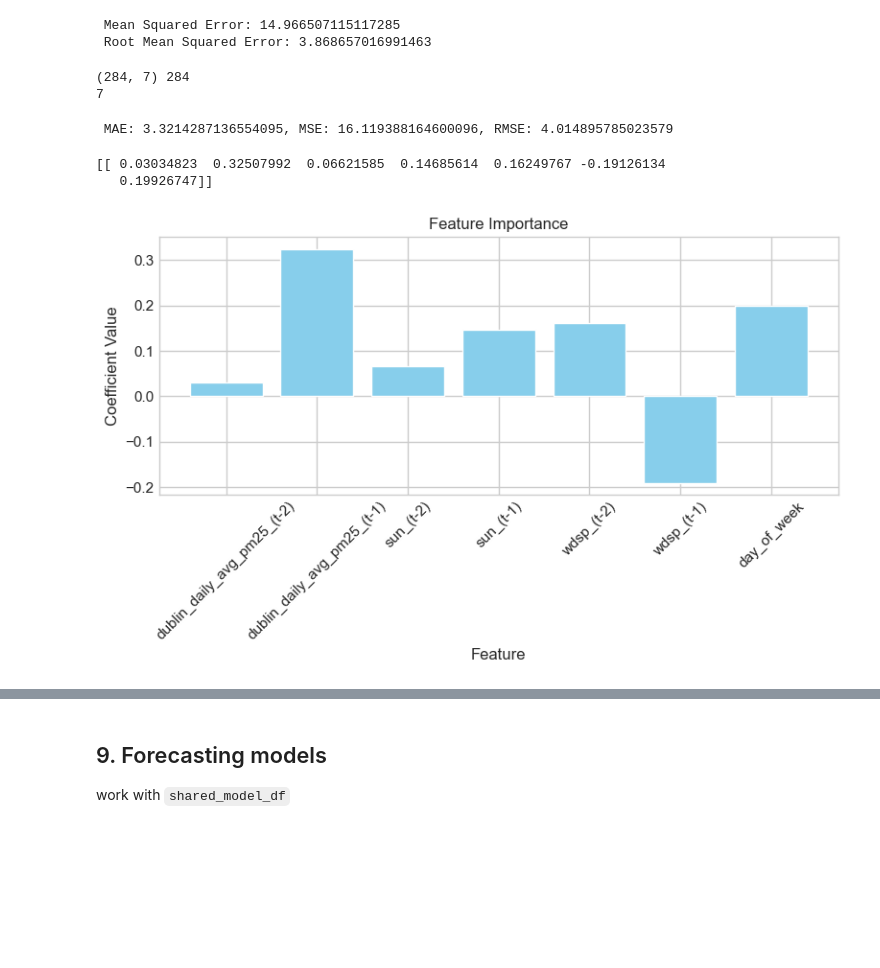
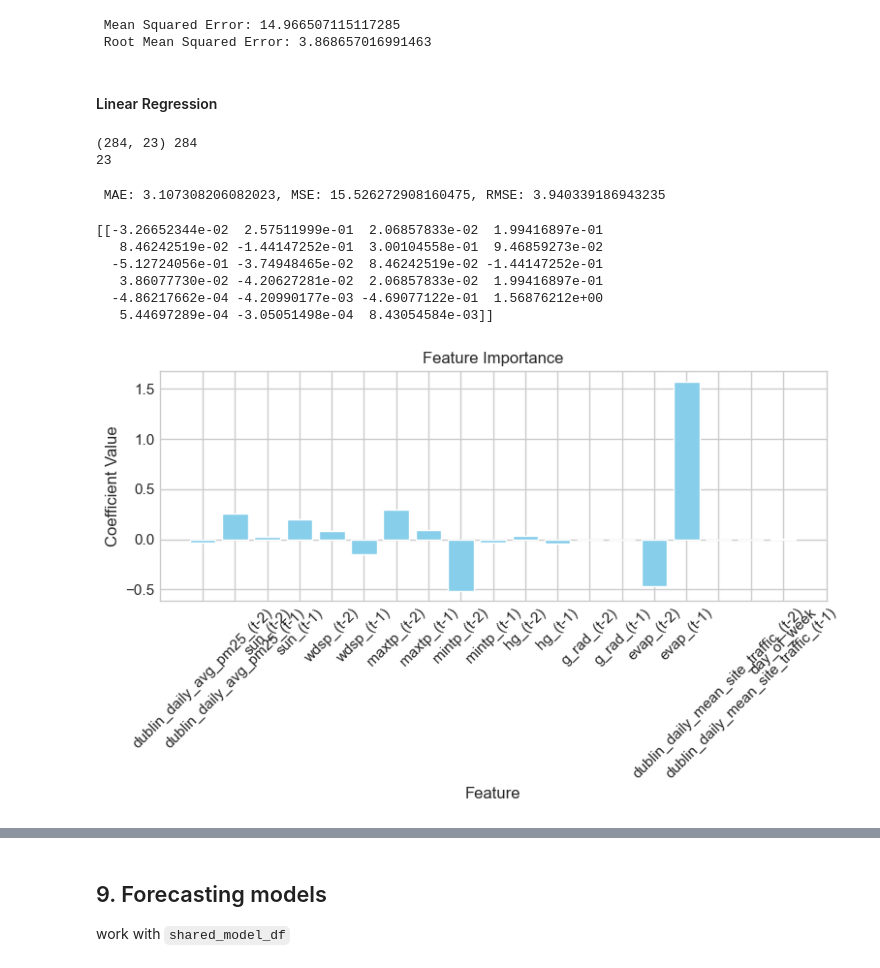
Before and after one commit to jako6f/dublin-air-quality-forecasting, a Jupyter notebook: notebooks/dublin_air_quality_forecasting.ipynb, the cells around one changed output, grey strips where cells are left out. Drawn from its saved outputs; the diff is of its cells as text; code cells hidden in the pictures; blank space fills up the shorter version.

```diff
--- a/notebooks/dublin_air_quality_forecasting.ipynb
+++ b/notebooks/dublin_air_quality_forecasting.ipynb
@@ -2449,6 +2449,8 @@ print(f" Root Mean Squared Error: {t_minus_1_rmse}")
 # %% [output]
  Mean Squared Error: 14.966507115117285
  Root Mean Squared Error: 3.868657016991463
+# %% [markdown]
+#### Linear Regression
 # %%
 ## Function to create a sliding window
 def get_window(df, window_size, window_columns, other_columns):
@@ -2471,12 +2473,13 @@ def get_window(df, window_size, window_columns, other_columns):
 # %%
 # Create windows for each column
 window_size = 2 # Use the previous 3 days of data
-window_params = ['dublin_daily_avg_pm25','sun', 'wdsp'] # use the pm25, sun, wind speed
+window_params = ['dublin_daily_avg_pm25','sun', 'wdsp', 'maxtp', 'mintp',
+                 'wdsp', 'hg','sun','g_rad','evap', 'dublin_daily_mean_site_traffic'] # features used
 other_params = ['day_of_week'] # we know what day of the week it will be
 output_param = ['dublin_daily_avg_pm25'] # predict the temperature
 
-X = get_window(all_dublin, window_size, window_params, other_params)
-y = all_dublin[output_param][window_size:].values
+X = get_window(shared_model_df, window_size, window_params, other_params)
+y = shared_model_df[output_param][window_size:].values
 
 # Check they are the same length
 print(X.shape, len(y))
@@ -2484,7 +2487,7 @@ print(X.shape, len(y))
 ## How many parameters do we have as input?
 print(len(X[0]))
 # %% [output]
-(284, 7) 284
-7
+(284, 23) 284
+23
 # %%
 # train test split
@@ -2492,16 +2495,12 @@ X_train, X_test, y_train, y_test = train_test_split(X, y, test_size=0.2, shuffle
 # %%
-## Use some regression models (eg LinearRegression(), RandomForestRegressor())
-
-## fit the model using X_train, y_train
-
-# linear regression
-model = LinearRegression()
+# use linear regression model
+lr_forecast = LinearRegression()
 
 # fit model
-model.fit(X_train, y_train)
+lr_forecast.fit(X_train, y_train)
 
 # Make predictions for X_test
-y_pred = model.predict(X_test)
+y_pred = lr_forecast.predict(X_test)
 
 # Evaluate performance of the model
 mae = mean_absolute_error(y_test, y_pred)
@@ -2510,32 +2509,35 @@ rmse = np.sqrt(mse)
 
 print(f" MAE: {mae}, MSE: {mse}, RMSE: {rmse}")
 # %% [output]
- MAE: 3.3214287136554095, MSE: 16.119388164600096, RMSE: 4.014895785023579
+ MAE: 3.107308206082023, MSE: 15.526272908160475, RMSE: 3.940339186943235
 # %%
-## get the model coefficients
-print(model.coef_)
-model_coeffs = model.coef_
-model_coeffs = model_coeffs.flatten() # flatten to 1D
-feature_names = [f'{param}_(t-{window_size - i})' for param in window_params for i in range(window_size)]+other_params
-
+# get the model coefficients
+print(lr_forecast.coef_)
+lr_coeffs = lr_forecast.coef_
+lr_coeffs = lr_coeffs.flatten() # flatten to 1D
+feature_names = [f'{param}_(t-{window_size - i})' for param in window_params for i in range(window_size)] + other_params
 
 # Create a bar chart for the feature importance
 plt.figure(figsize=(8, 5))
-plt.bar(feature_names, model_coeffs, color='skyblue')
+plt.bar(feature_names, lr_coeffs, color='skyblue')
 
 # Add titles and labels
 plt.title('Feature Importance')
 plt.xlabel('Feature')
 plt.ylabel('Coefficient Value')
 plt.xticks(rotation=45)  # Rotate x-axis labels for better readability
 
 # Show the plot
 plt.tight_layout()
 plt.show()
 # %% [output]
-[[ 0.03034823  0.32507992  0.06621585  0.14685614  0.16249767 -0.19126134
-   0.19926747]]
+[[-3.26652344e-02  2.57511999e-01  2.06857833e-02  1.99416897e-01
+   8.46242519e-02 -1.44147252e-01  3.00104558e-01  9.46859273e-02
+  -5.12724056e-01 -3.74948465e-02  8.46242519e-02 -1.44147252e-01
+   3.86077730e-02 -4.20627281e-02  2.06857833e-02  1.99416897e-01
+  -4.86217662e-04 -4.20990177e-03 -4.69077122e-01  1.56876212e+00
+   5.44697289e-04 -3.05051498e-04  8.43054584e-03]]
-[figure, old version]
+[figure, new version]
 # %%
 # Create a plot to compare the true values and the predicted values
 plt.figure(figsize=(10, 6))
```
Also changed, not shown: parts of 4 cells of this notebook.
